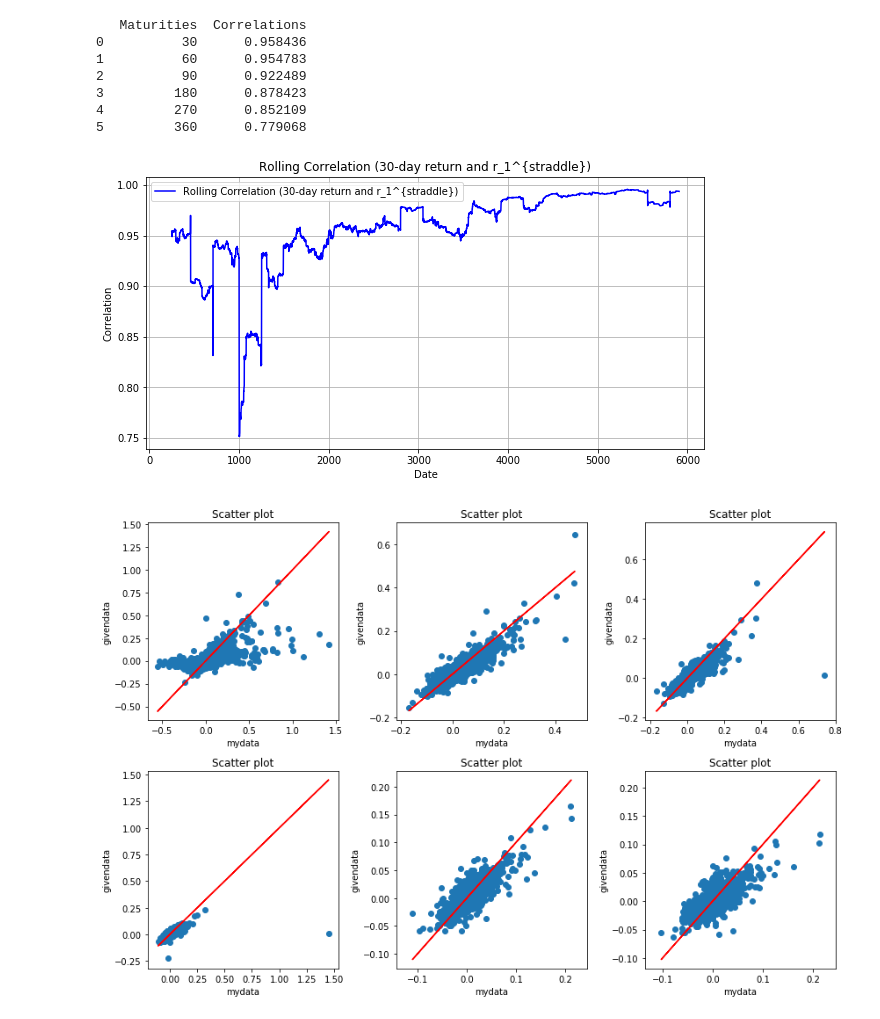
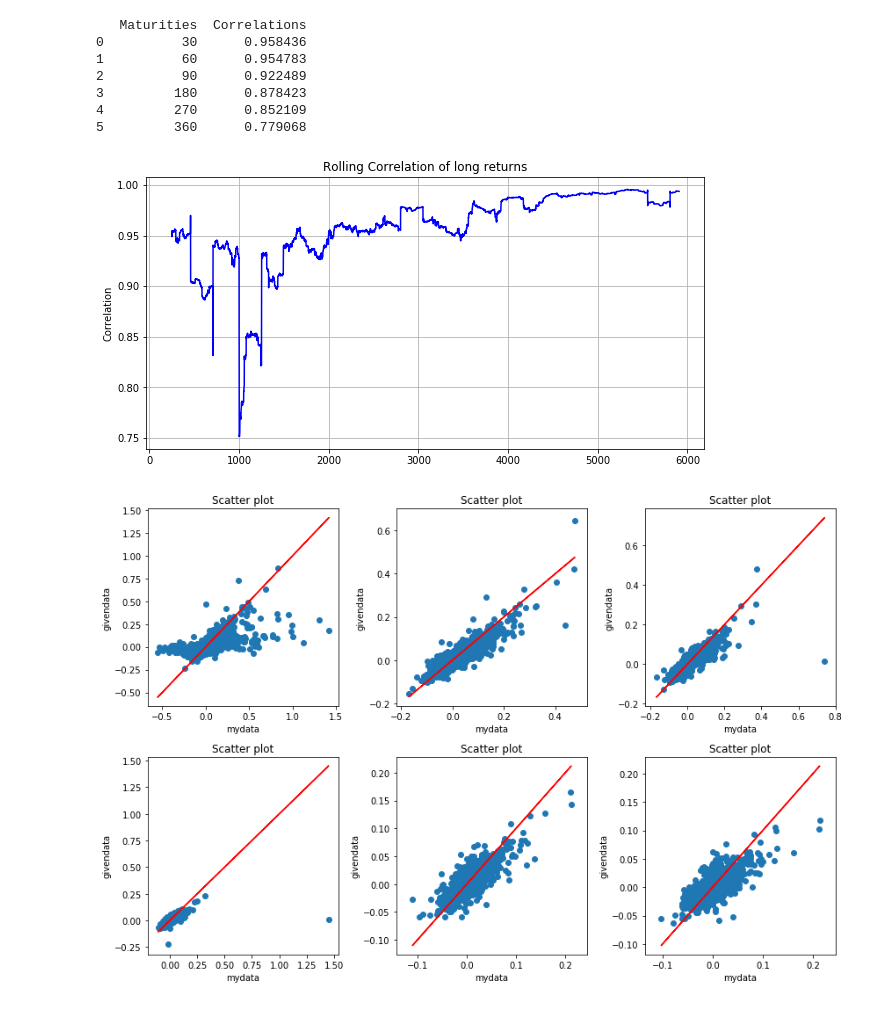
Before and after one commit to cannicj/AQF, a Jupyter notebook: compare_data.ipynb, the cells around one changed output. Cells and saved outputs as stored; diff of their text form; code cells hidden in the pictures.

```diff
--- a/compare_data.ipynb
+++ b/compare_data.ipynb
@@ -126,20 +126,20 @@ print(df)
 # %%
 # Calculate the rolling correlation with a window of 250 observations
 rolling_corr = result_1['return_30'].rolling(window=250).corr(result_1['r_1^{straddle}'])
 
 # Plot the rolling correlation
 plt.figure(figsize=(10, 5))
-plt.plot(rolling_corr, label='Rolling Correlation (30-day return and r_1^{straddle})', color='blue')
+plt.plot(rolling_corr, color='blue')
 
 # Add labels and title
-plt.xlabel('Date')
+#plt.xlabel('Date')
 plt.ylabel('Correlation')
-plt.title('Rolling Correlation (30-day return and r_1^{straddle})')
-plt.legend()
+plt.title('Rolling Correlation of long returns')
+#plt.legend()
 plt.grid(True)
 plt.show()
 # %% [output]
-[figure, old version]
+[figure, new version]
 # %%
 # Option2: Incorrect weighting
 #Keep only 'Date' and the second column from both datasets
```
Also changed, not shown: parts of 1 cell of this notebook, 14 other files.
